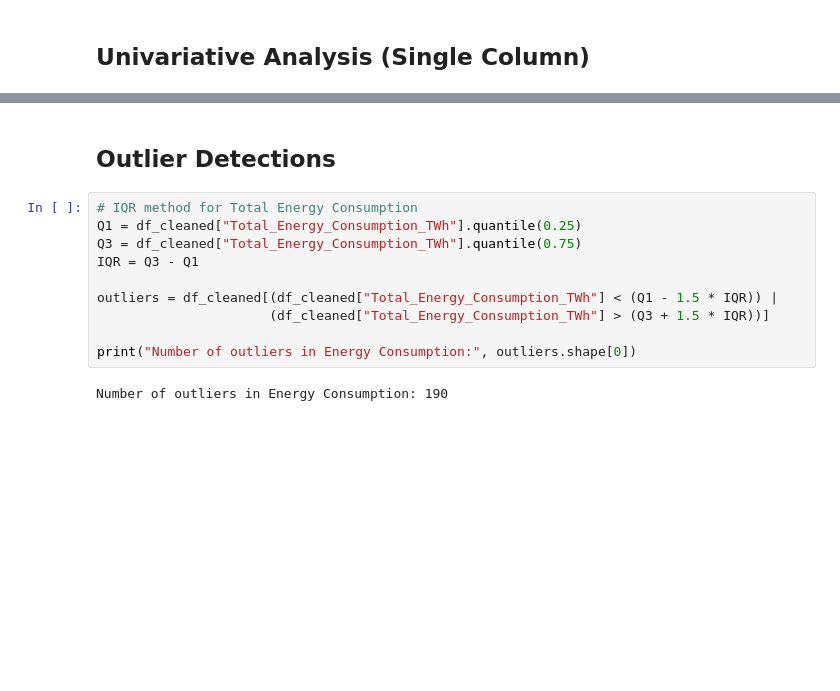
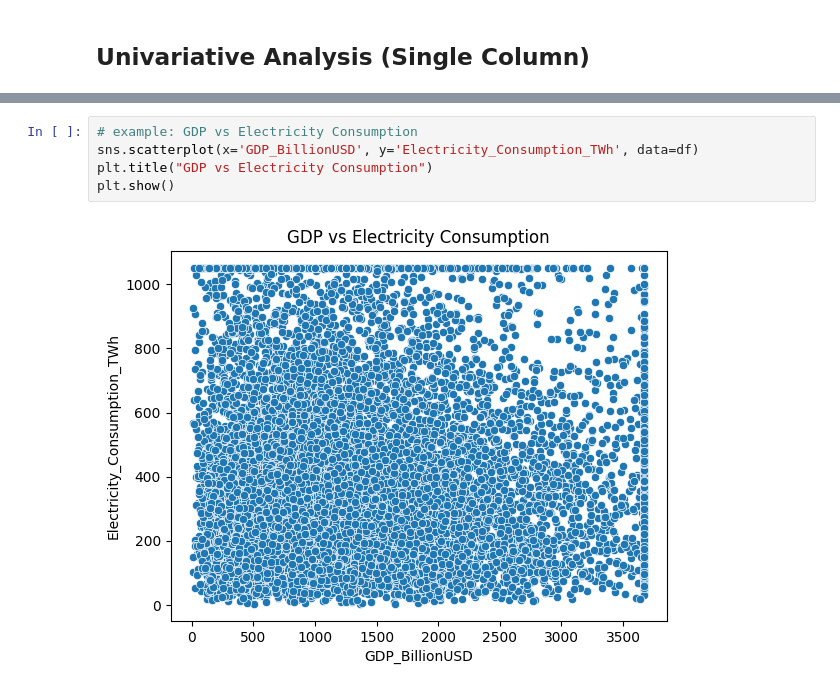
Before and after one commit to bprasad03/Global_Energy_Conusmption_EDA, a Jupyter notebook: GlobalEnergyConsumptionAnalysis.ipynb, the cells around one changed output, grey strips where cells are left out. Cells and saved outputs as stored; diff of their text form; blank space fills up the shorter version.

```diff
--- a/GlobalEnergyConsumptionAnalysis.ipynb
+++ b/GlobalEnergyConsumptionAnalysis.ipynb
@@ -151,14 +291,7 @@ plt.show()
-# %% [markdown]
-## Outlier Detections
-# %%
-# IQR method for Total Energy Consumption
-Q1 = df_cleaned["Total_Energy_Consumption_TWh"].quantile(0.25)
-Q3 = df_cleaned["Total_Energy_Consumption_TWh"].quantile(0.75)
-IQR = Q3 - Q1
-
-outliers = df_cleaned[(df_cleaned["Total_Energy_Consumption_TWh"] < (Q1 - 1.5 * IQR)) |
-                      (df_cleaned["Total_Energy_Consumption_TWh"] > (Q3 + 1.5 * IQR))]
-
-print("Number of outliers in Energy Consumption:", outliers.shape[0])
-# %% [output]
-Number of outliers in Energy Consumption: 190
+# %%
+# example: GDP vs Electricity Consumption
+sns.scatterplot(x='GDP_BillionUSD', y='Electricity_Consumption_TWh', data=df)
+plt.title("GDP vs Electricity Consumption")
+plt.show()
+# %% [output]
+[figure, added]
```
Also changed, not shown: parts of 21 cells of this notebook.
